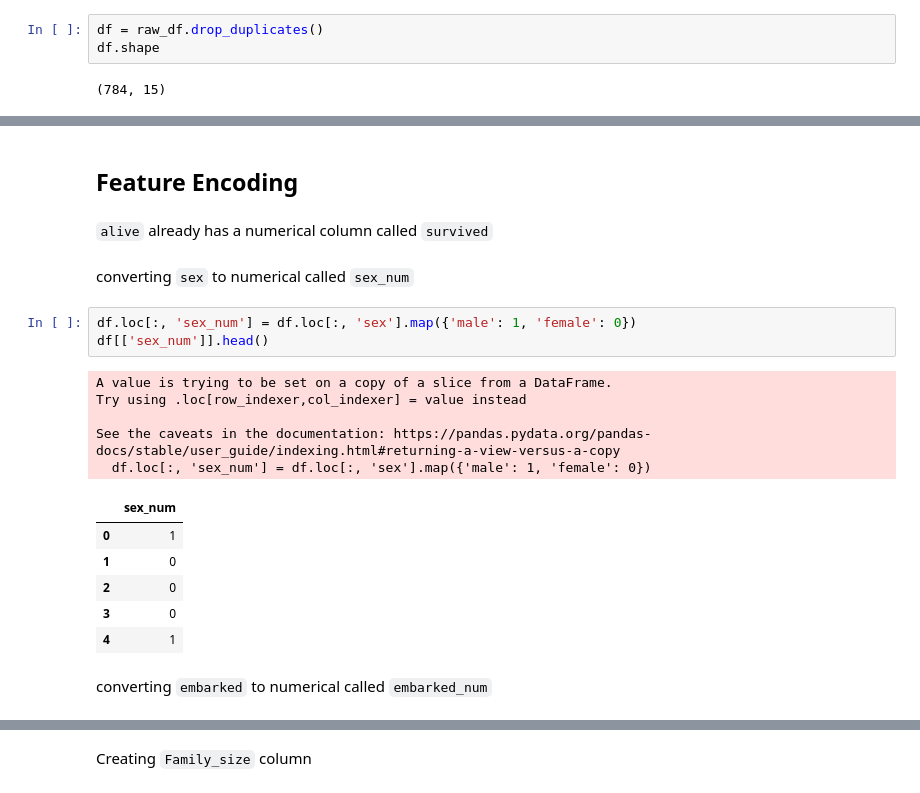
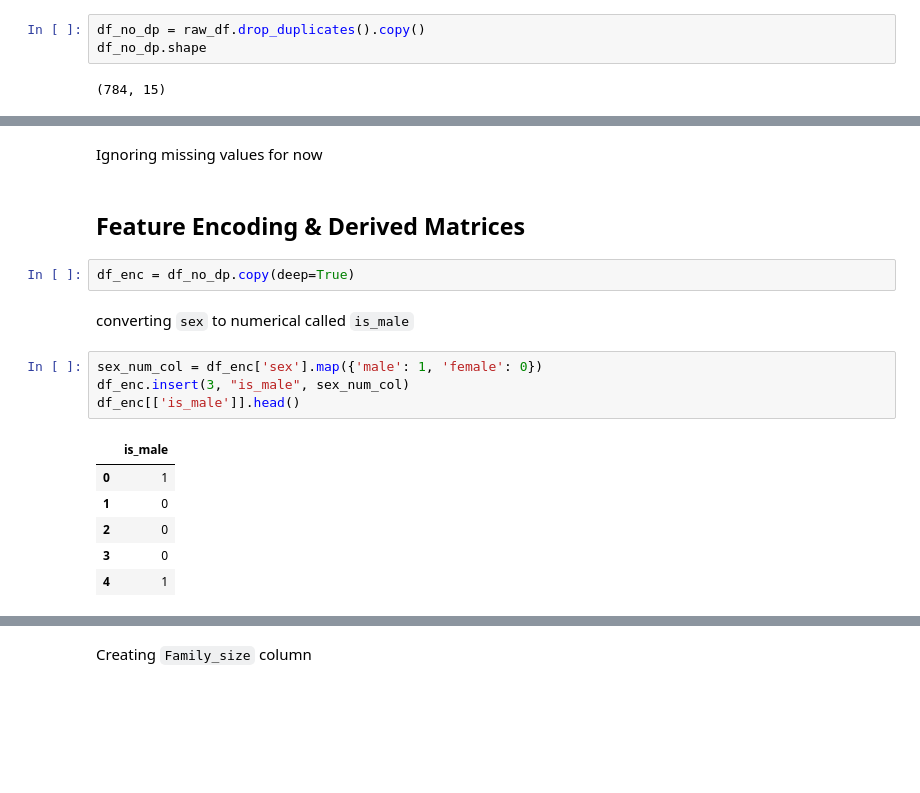
Before and after one commit to muhzinkhan/Titanic-Dataset-Analysis, a Jupyter notebook: titanic-survival-analysis.ipynb, the cells around one changed output, grey strips where cells are left out. Drawn from its saved outputs; the diff is of its cells as text; blank space fills up the shorter version.

```diff
--- a/titanic-survival-analysis.ipynb
+++ b/titanic-survival-analysis.ipynb
@@ -75,7 +42,7 @@ raw_df.duplicated().any()
 # %% [output]
 np.True_
 # %%
-df = raw_df.drop_duplicates()
-df.shape
+df_no_dp = raw_df.drop_duplicates().copy()
+df_no_dp.shape
 # %% [output]
 (784, 15)
@@ -82,23 +91,19 @@ df.shape
+# %% [markdown]
+Ignoring missing values for now
 # %% [markdown]
-## Feature Encoding
+## Feature Encoding & Derived Matrices
-# %% [markdown]
-`alive` already has a numerical column called `survived`
+# %%
+df_enc = df_no_dp.copy(deep=True)
 # %% [markdown]
-converting `sex` to numerical called `sex_num`
+converting `sex` to numerical called `is_male`
 # %%
-df.loc[:, 'sex_num'] = df.loc[:, 'sex'].map({'male': 1, 'female': 0})
-df[['sex_num']].head()
+sex_num_col = df_enc['sex'].map({'male': 1, 'female': 0})
+df_enc.insert(3, "is_male", sex_num_col)
+df_enc[['is_male']].head()
 # %% [output]
-A value is trying to be set on a copy of a slice from a DataFrame.
-Try using .loc[row_indexer,col_indexer] = value instead
-
-See the caveats in the documentation: https://pandas.pydata.org/pandas-docs/stable/user_guide/indexing.html#returning-a-view-versus-a-copy
-  df.loc[:, 'sex_num'] = df.loc[:, 'sex'].map({'male': 1, 'female': 0})
-|  | sex_num |
+|  | is_male |
 | 0 | 1 |
 | 1 | 0 |
 | 2 | 0 |
 | 3 | 0 |
 | 4 | 1 |
-# %% [markdown]
-converting `embarked` to numerical called `embarked_num`
```
Also changed, not shown: parts of 103 cells of this notebook, 2 other files.
